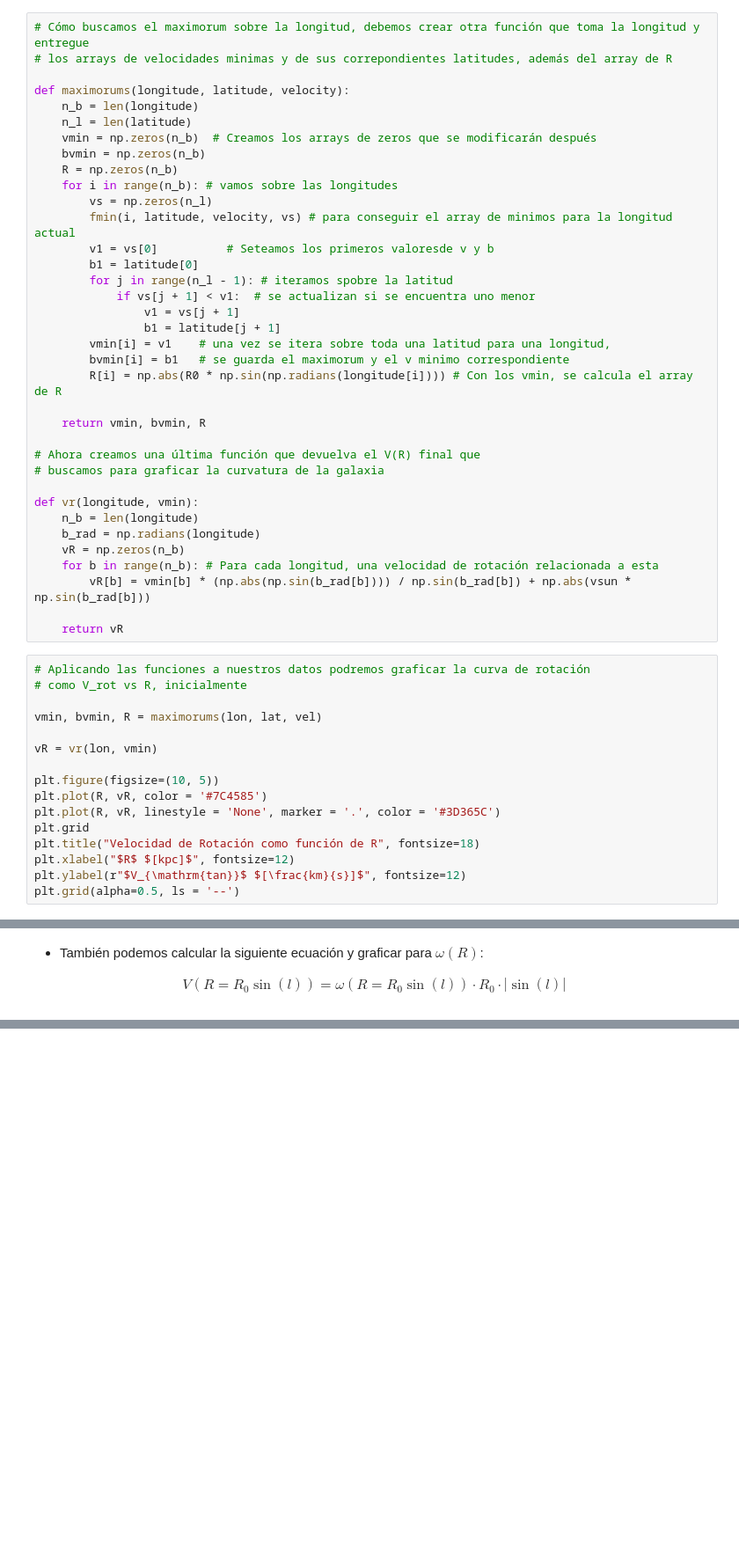
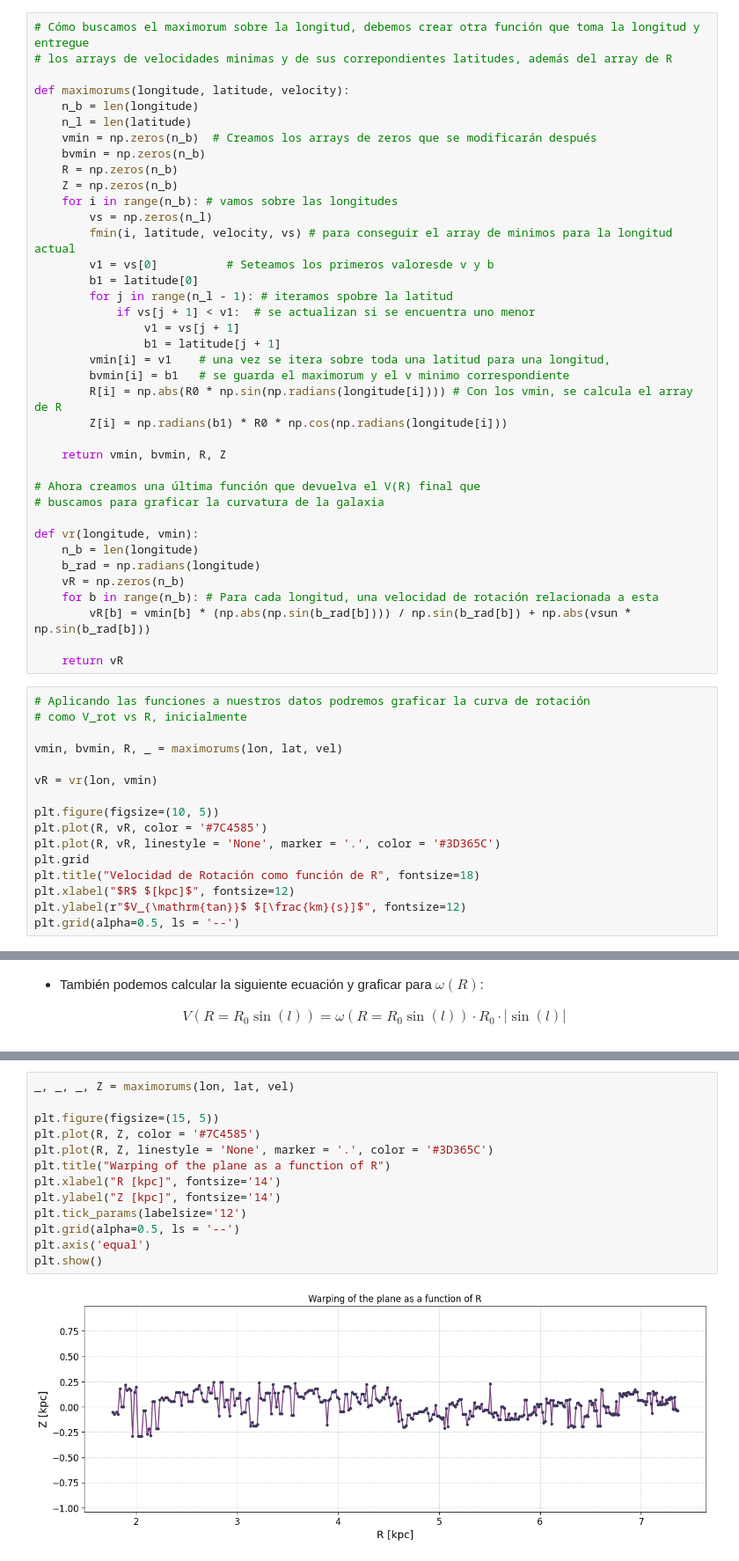
Before and after one commit to CrushinAngel/Astronomia_Experimental, a Jupyter notebook: Informe_2/southgalaxy.ipynb, the cells around one changed output, grey strips where cells are left out. Shown at 88% size. Cells and saved outputs as stored; diff of their text form; blank space fills up the shorter version.

```diff
--- a/Informe_2/southgalaxy.ipynb
+++ b/Informe_2/southgalaxy.ipynb
@@ -226,6 +226,7 @@ def maximorums(longitude, latitude, velocity):
     vmin = np.zeros(n_b)  # Creamos los arrays de zeros que se modificarán después
     bvmin = np.zeros(n_b)
     R = np.zeros(n_b)
+    Z = np.zeros(n_b)
     for i in range(n_b): # vamos sobre las longitudes
         vs = np.zeros(n_l)
         fmin(i, latitude, velocity, vs) # para conseguir el array de minimos para la longitud actual
@@ -238,8 +239,9 @@ def maximorums(longitude, latitude, velocity):
         vmin[i] = v1    # una vez se itera sobre toda una latitud para una longitud,
         bvmin[i] = b1   # se guarda el maximorum y el v minimo correspondiente
         R[i] = np.abs(R0 * np.sin(np.radians(longitude[i]))) # Con los vmin, se calcula el array de R
+        Z[i] = np.radians(b1) * R0 * np.cos(np.radians(longitude[i]))
 
-    return vmin, bvmin, R
+    return vmin, bvmin, R, Z
 
 # Ahora creamos una última función que devuelva el V(R) final que
 # buscamos para graficar la curvatura de la galaxia
@@ -256,7 +258,7 @@ def vr(longitude, vmin):
 # Aplicando las funciones a nuestros datos podremos graficar la curva de rotación
 # como V_rot vs R, inicialmente
 
-vmin, bvmin, R = maximorums(lon, lat, vel)
+vmin, bvmin, R, _ = maximorums(lon, lat, vel)
 
 vR = vr(lon, vmin)
 
@@ -296,0 +307,15 @@ plt.grid(alpha=0.5, ls = '--')
+# %%
+_, _, _, Z = maximorums(lon, lat, vel)
+
+plt.figure(figsize=(15, 5))
+plt.plot(R, Z, color = '#7C4585')
+plt.plot(R, Z, linestyle = 'None', marker = '.', color = '#3D365C')
+plt.title("Warping of the plane as a function of R")
+plt.xlabel("R [kpc]", fontsize='14')
+plt.ylabel("Z [kpc]", fontsize='14')
+plt.tick_params(labelsize='12')
+plt.grid(alpha=0.5, ls = '--')
+plt.axis('equal')
+plt.show()
+# %% [output]
+[figure, added]
```
Also changed, not shown: parts of 13 cells of this notebook.
